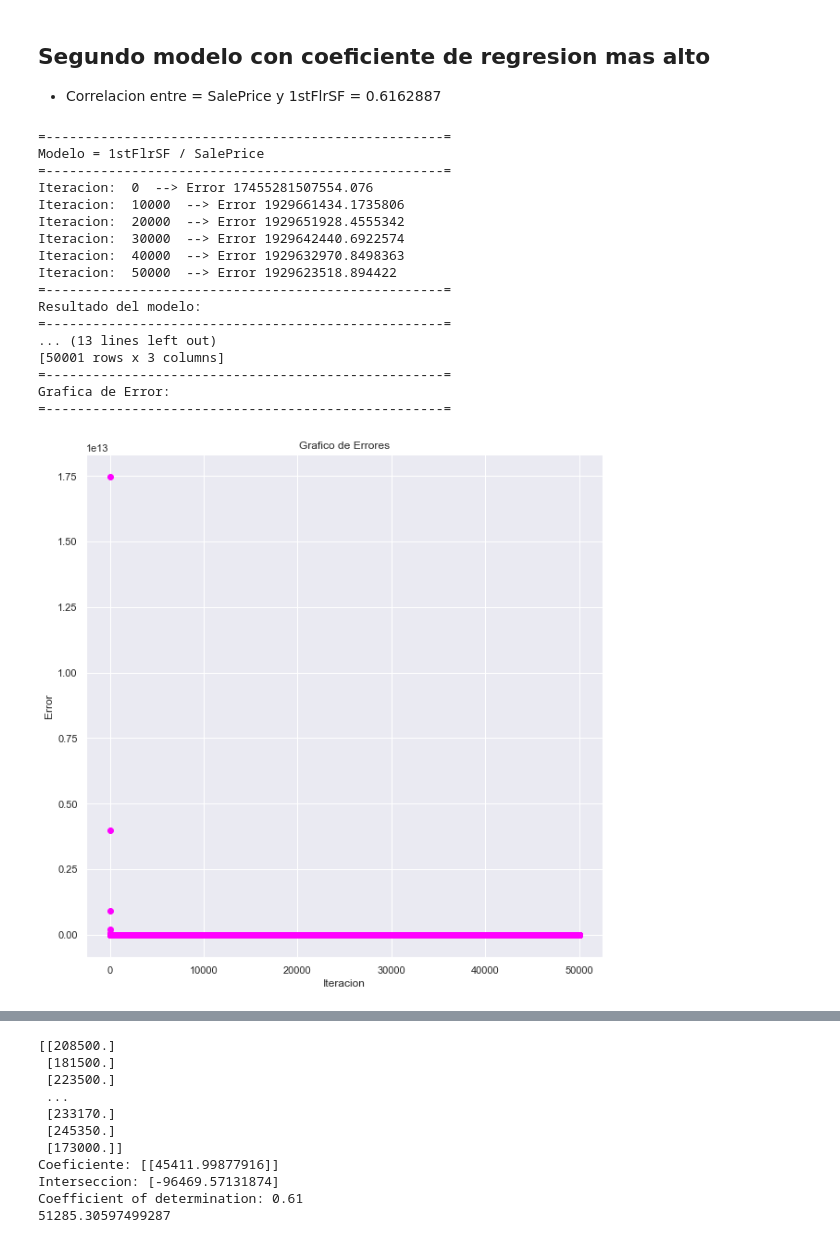
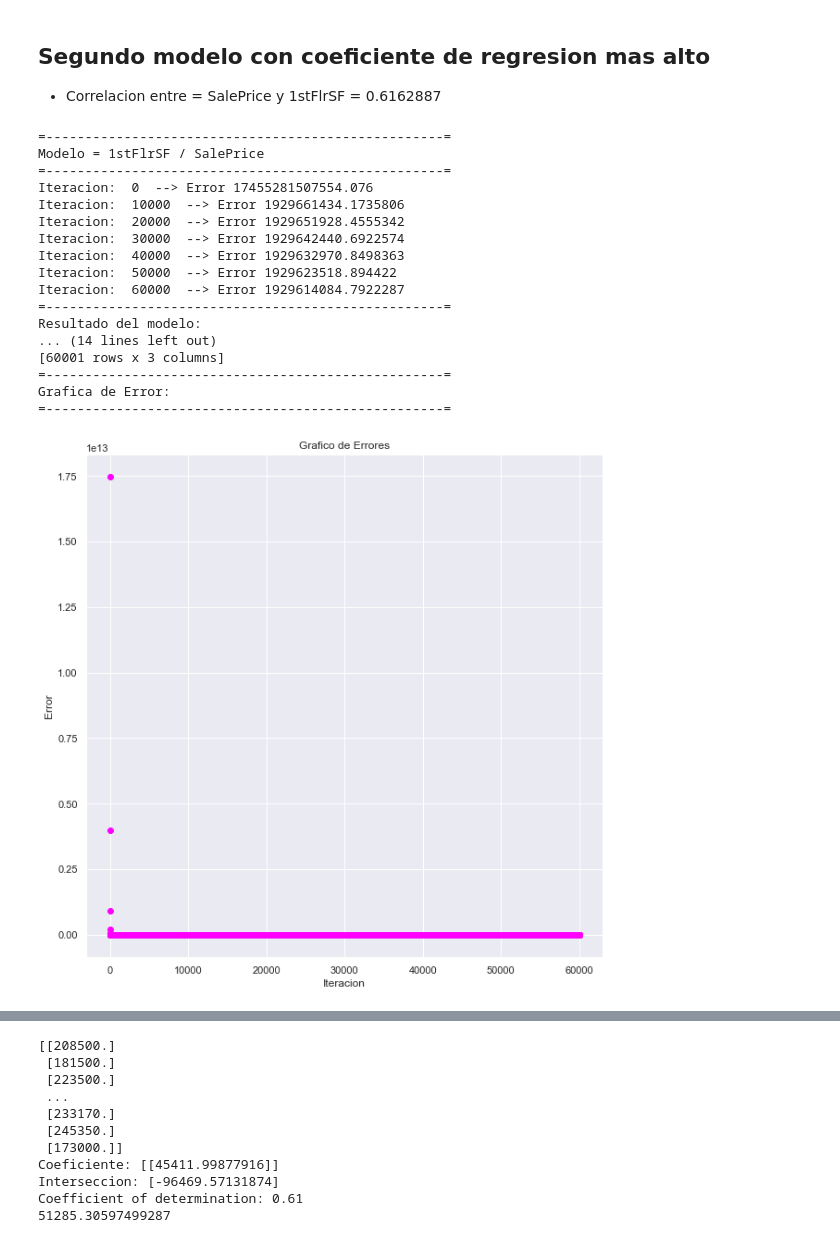
Before and after one commit to RainieroPV/Ciencia-de-Datos-en-Python, a Jupyter notebook: Proyecto_Final.ipynb, the cells around one changed output, grey strips where cells are left out. Drawn from its saved outputs; the diff is of its cells as text; code cells hidden in the pictures.

```diff
--- a/Proyecto_Final.ipynb
+++ b/Proyecto_Final.ipynb
@@ -237,35 +242,35 @@ Grafica de Error:
 # %%
 print ("=---------------------------------------------------=")
 print ("Modelo = 1stFlrSF / SalePrice")
 print ("=---------------------------------------------------=")
 b0 = 5000
 b1 = 20000
 #Usamos un learning rate bas bajo para que sea mejor la aproximacion
-Mod2 = regresion(Modelo['1stFlrSF'], Modelo['SalePrice'], 50000, 10000, 0.000001 , b0, b1)
+Mod2 = regresion(Modelo['1stFlrSF'], Modelo['SalePrice'], 60000, 10000, 0.000001 , b0, b1)
 print ("=---------------------------------------------------=")
 print ("Resultado del modelo:")
 print ("=---------------------------------------------------=")
 print (Mod2)
 print ("=---------------------------------------------------=")
 print ("Grafica de Error:")
 print ("=---------------------------------------------------=")
 grafica(Mod2['Errores'],Mod2.index )
 # %% [output]
 =---------------------------------------------------=
 Modelo = 1stFlrSF / SalePrice
 =---------------------------------------------------=
 Iteracion:  0  --> Error 17455281507554.076
 Iteracion:  10000  --> Error 1929661434.1735806
 Iteracion:  20000  --> Error 1929651928.4555342
 Iteracion:  30000  --> Error 1929642440.6922574
 Iteracion:  40000  --> Error 1929632970.8498363
 Iteracion:  50000  --> Error 1929623518.894422
+Iteracion:  60000  --> Error 1929614084.7922287
 =---------------------------------------------------=
 Resultado del modelo:
-=---------------------------------------------------=
-... (13 lines left out)
-[50001 rows x 3 columns]
+... (14 lines left out)
+[60001 rows x 3 columns]
 =---------------------------------------------------=
 Grafica de Error:
 =---------------------------------------------------=
-[figure, old version]
+[figure, new version]
```
Also changed, not shown: parts of 7 cells of this notebook.
